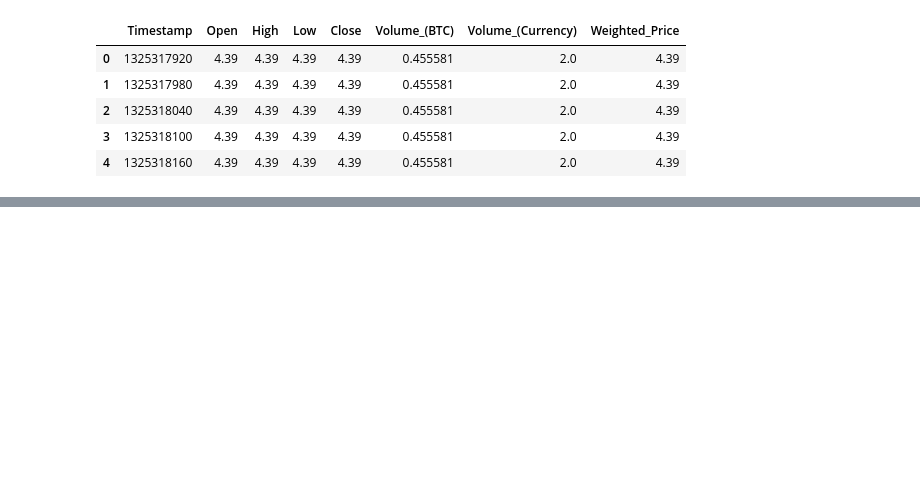
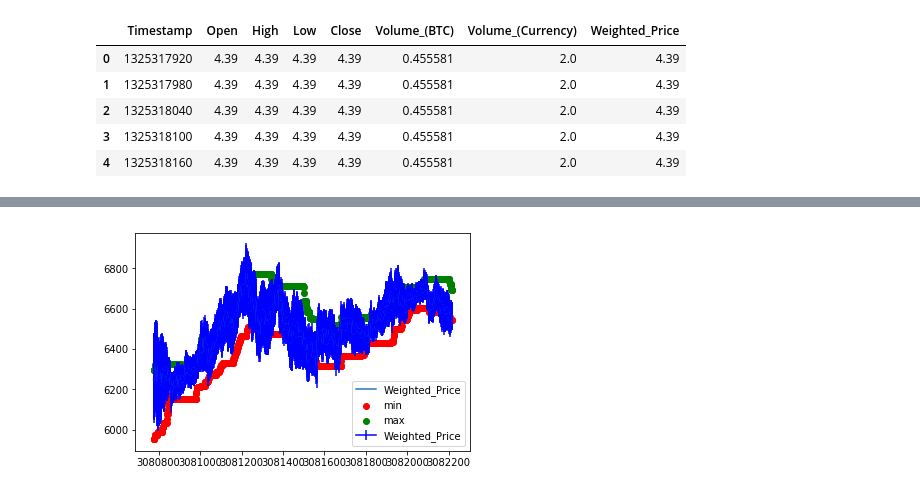
Before and after one commit to DataX-RiskeX/WebScraping, a Jupyter notebook: bitcoin price data.ipynb, the cells around one changed output, grey strips where cells are left out. Saved outputs shown, nothing was run; the diff lists cells and outputs as text; code cells hidden in the pictures; blank space fills up the shorter version.

```diff
--- a/bitcoin price data.ipynb
+++ b/bitcoin price data.ipynb
@@ -44,0 +45,8 @@ df_bitstamp.head()
+# %%
+#Convert Timestamp into separate Date and Time
+temp = pd.DatetimeIndex(df['Timestamp']) #Gather all datetime objects
+df['Date'] = temp.date #Pull out the date from the datetime objects and assign to Date column
+df['Time'] = temp.time #Pull out the time from the datetime objects and assign to Time column
+del df['Timestamp'] #Delete original datetime column
+
+df.head()
@@ -44,0 +60,5 @@ df_bitstamp.head()
+# %%
+index_1 = df[df.Date == datetime.date(dt.datetime.strptime('11/13/17', '%x'))].index[0]
+index_2 = df[df.Date == datetime.date(dt.datetime.strptime('11/14/17', '%x'))].index[0]
+df= df.loc[index_1:index_2]
+df.head()
@@ -44,0 +72,5 @@ df_bitstamp.head()
+# %%
+df['max'] = pd.rolling_max(price, 120)
+df['min'] = pd.rolling_min(price, 120)
+
+df.tail()
@@ -44,0 +95,9 @@ df_bitstamp.head()
+# %%
+plt.plot(df.index, df.Weighted_Price)
+plt.scatter(df.index, df['min'], c='r')
+plt.scatter(df.index, df['max'], c='g')
+plt.errorbar(df.index, df.Weighted_Price,yerr=2*df.SD, fmt='b')
+plt.legend()
+plt.show()
+# %% [output]
+[figure, added]
```
Also changed, not shown: parts of 8 cells of this notebook.
